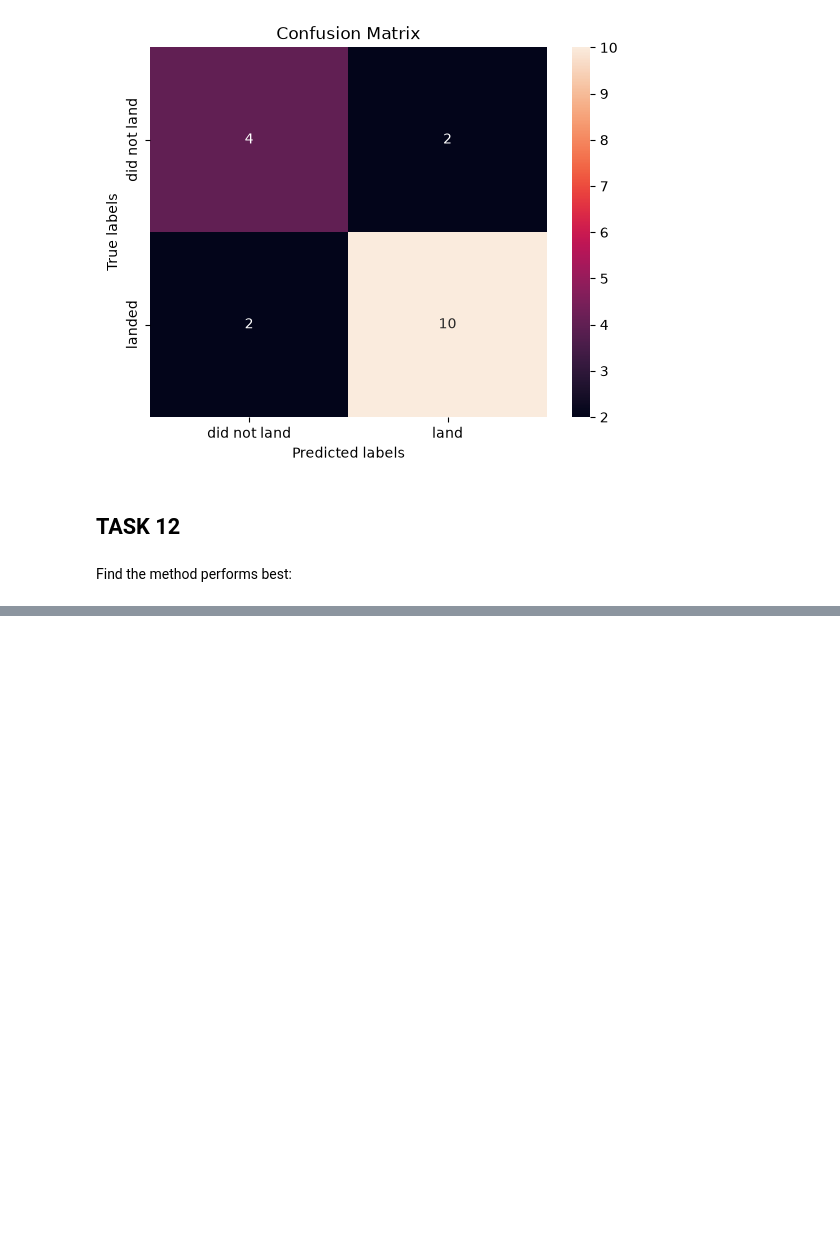
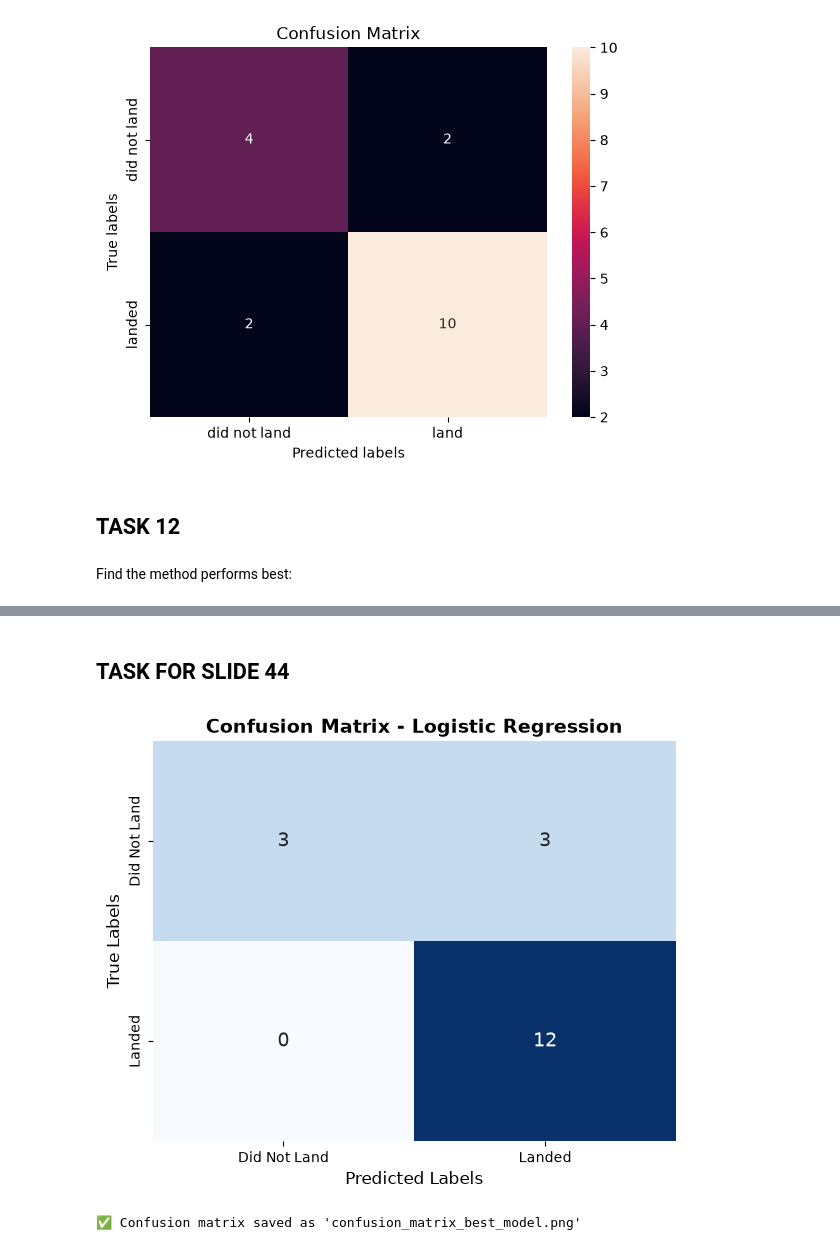
Before and after one commit to anayamapa8/IBM-Data-Science-Capstone---SpaceX-Falcon-9-Landing-Prediction, a Jupyter notebook: IBM Course 10 - Module 4 - A - Machine Learning Prediction lab.ipynb, the cells around one changed output, grey strips where cells are left out. Saved outputs shown, nothing was run; the diff lists cells and outputs as text; code cells hidden in the pictures; blank space fills up the shorter version.

```diff
--- a/IBM Course 10 - Module 4 - A - Machine Learning Prediction lab.ipynb
+++ b/IBM Course 10 - Module 4 - A - Machine Learning Prediction lab.ipynb
@@ -1014,0 +1071,37 @@ Find the method performs best:
+# %% [markdown]
+## TASK FOR SLIDE 44
+# %%
+#--- HEADER: CONFUSION MATRIX FOR BEST PERFORMING MODEL
+#--- Displaying the confusion matrix for Logistic Regression,
+#--- the best performing model based on test accuracy and generalization gap.
+
+from sklearn.metrics import confusion_matrix
+import seaborn as sns
+import matplotlib.pyplot as plt
+
+# Generate predictions using the best model (Logistic Regression)
+yhat = logreg_cv.predict(X_test)
+
+# Compute the confusion matrix
+cm = confusion_matrix(Y_test, yhat)
+
+# Plot the confusion matrix
+fig, ax = plt.subplots(figsize=(6, 5))
+
+sns.heatmap(cm, annot=True, fmt='d', cmap='Blues', ax=ax,
+            xticklabels=['Did Not Land', 'Landed'],
+            yticklabels=['Did Not Land', 'Landed'],
+            cbar=False, annot_kws={'size': 14})
+
+ax.set_xlabel('Predicted Labels', fontsize=12)
+ax.set_ylabel('True Labels', fontsize=12)
+ax.set_title('Confusion Matrix - Logistic Regression', fontsize=14, fontweight='bold')
+
+plt.tight_layout()
+plt.savefig('confusion_matrix_best_model.png', dpi=300, bbox_inches='tight')
+plt.show()
+
+print("✅ Confusion matrix saved as 'confusion_matrix_best_model.png'")
+# %% [output]
+[figure, added]
+✅ Confusion matrix saved as 'confusion_matrix_best_model.png'
```
Also changed, not shown: parts of 6 cells of this notebook.
